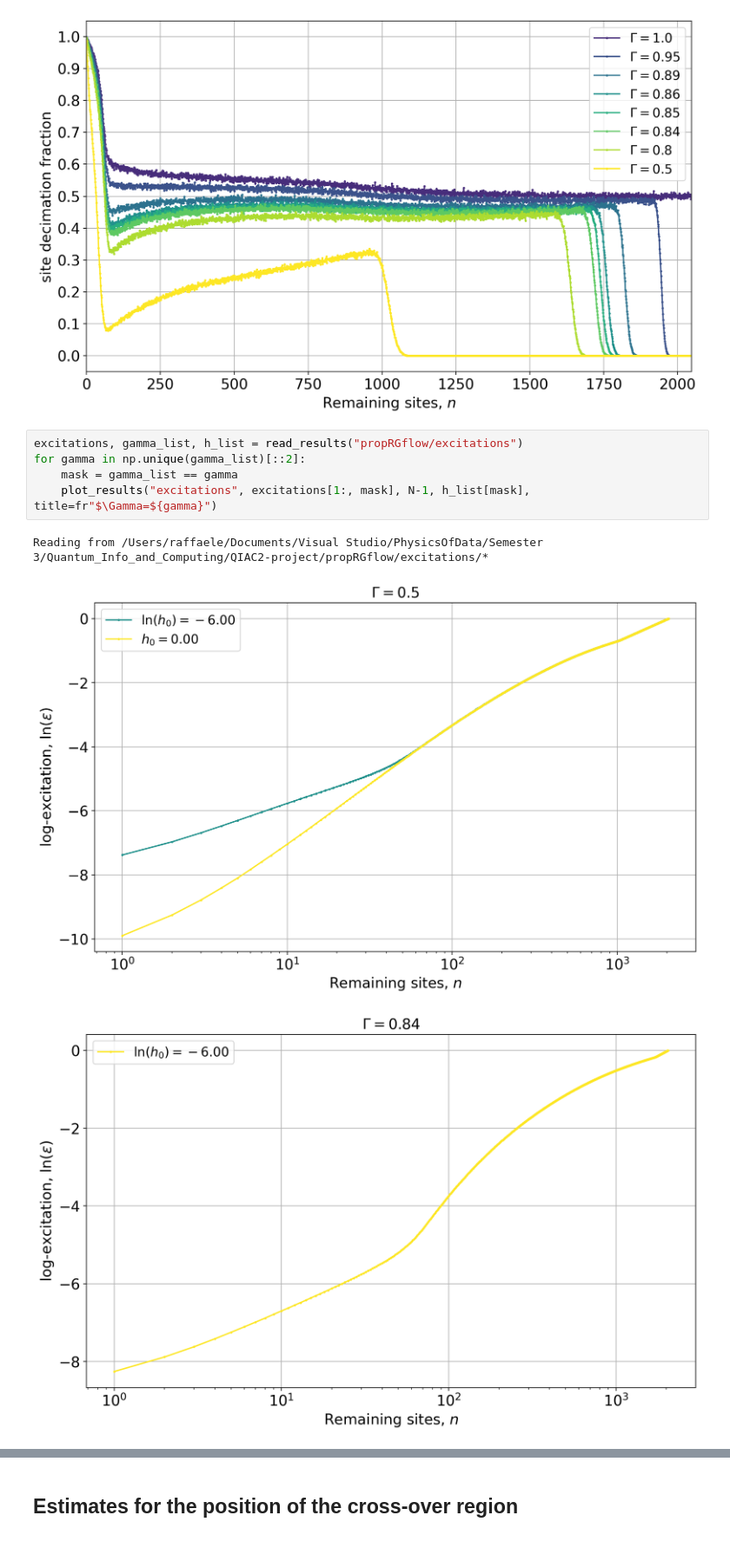
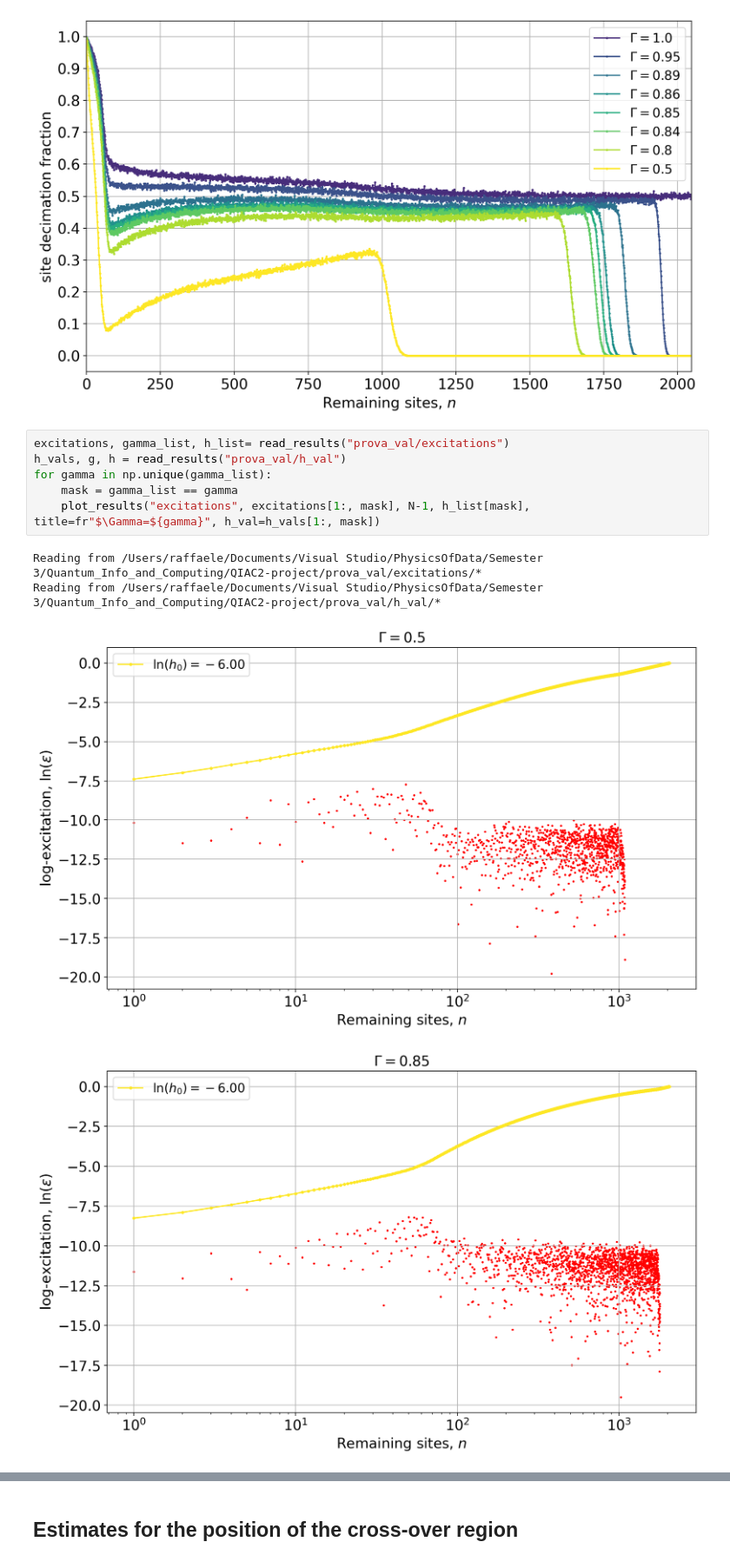
Before and after one commit to RaffaeleSabatini/SDRG-Implementation-and-Analysis, a Jupyter notebook: main.ipynb, the cells around one changed output, grey strips where cells are left out. Shown at 87% size. Cells and saved outputs as stored; diff of their text form.

Commit message:
new plots

```diff
--- a/main.ipynb
+++ b/main.ipynb
@@ -121,11 +121,13 @@ plot_results("decimations", decimations_res_h0[:-1, mask], N-1, gamma_list[mask]
 Reading from /Users/raffaele/Documents/Visual Studio/PhysicsOfData/Semester 3/Quantum_Info_and_Computing/QIAC2-project/propRGflow/decimations/*
 [figure]
 # %%
-excitations, gamma_list, h_list = read_results("propRGflow/excitations")
-for gamma in np.unique(gamma_list)[::2]:
+excitations, gamma_list, h_list= read_results("prova_val/excitations")
+h_vals, g, h = read_results("prova_val/h_val")
+for gamma in np.unique(gamma_list):
     mask = gamma_list == gamma
-    plot_results("excitations", excitations[1:, mask], N-1, h_list[mask], title=fr"$\Gamma=${gamma}")
+    plot_results("excitations", excitations[1:, mask], N-1, h_list[mask], title=fr"$\Gamma=${gamma}", h_val=h_vals[1:, mask])
 # %% [output]
-Reading from /Users/raffaele/Documents/Visual Studio/PhysicsOfData/Semester 3/Quantum_Info_and_Computing/QIAC2-project/propRGflow/excitations/*
+Reading from /Users/raffaele/Documents/Visual Studio/PhysicsOfData/Semester 3/Quantum_Info_and_Computing/QIAC2-project/prova_val/excitations/*
+Reading from /Users/raffaele/Documents/Visual Studio/PhysicsOfData/Semester 3/Quantum_Info_and_Computing/QIAC2-project/prova_val/h_val/*
-[figure, old version]
+[figure, new version]
-[figure, old version]
+[figure, new version]
```
Also changed, not shown: parts of 1 cell of this notebook, 12 other files.
